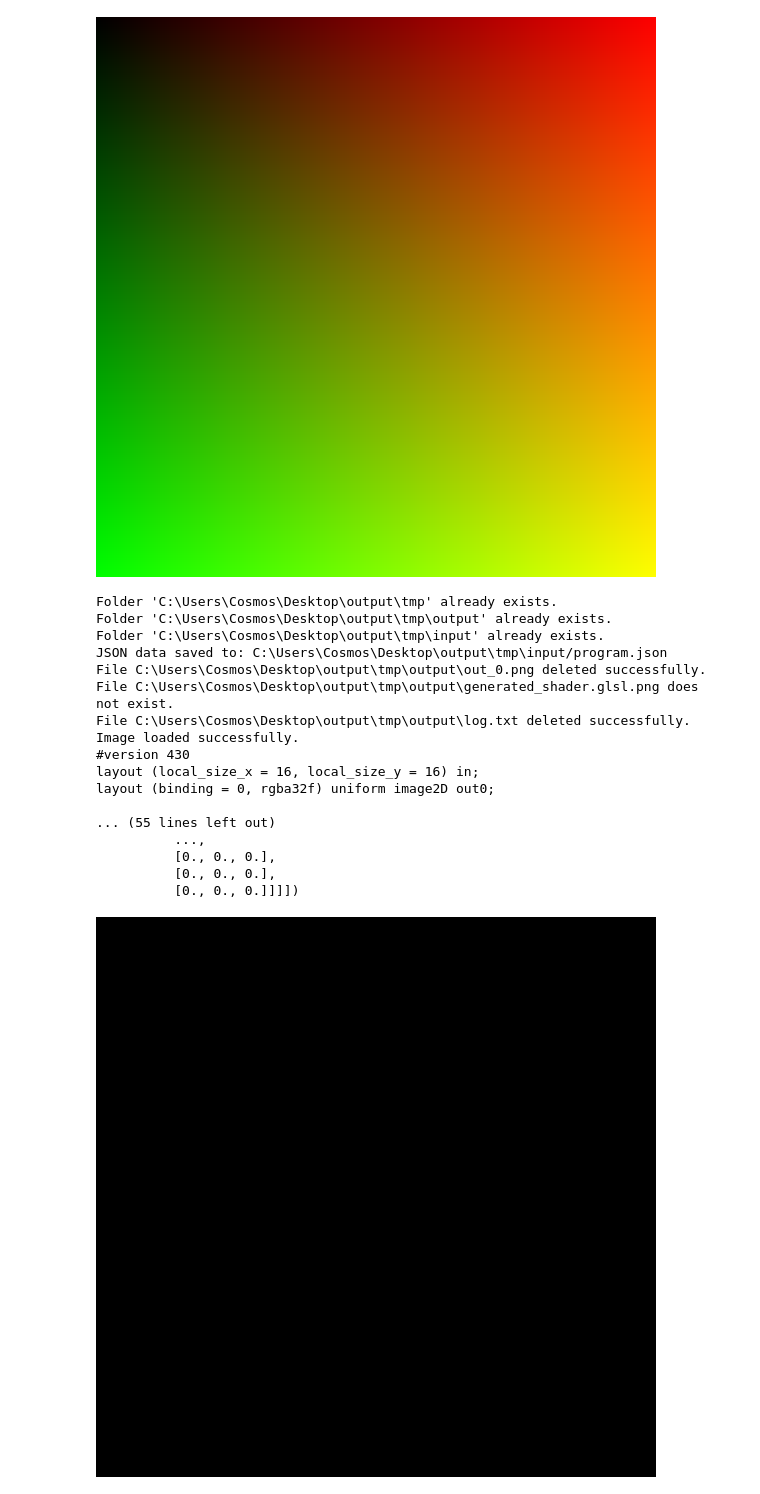
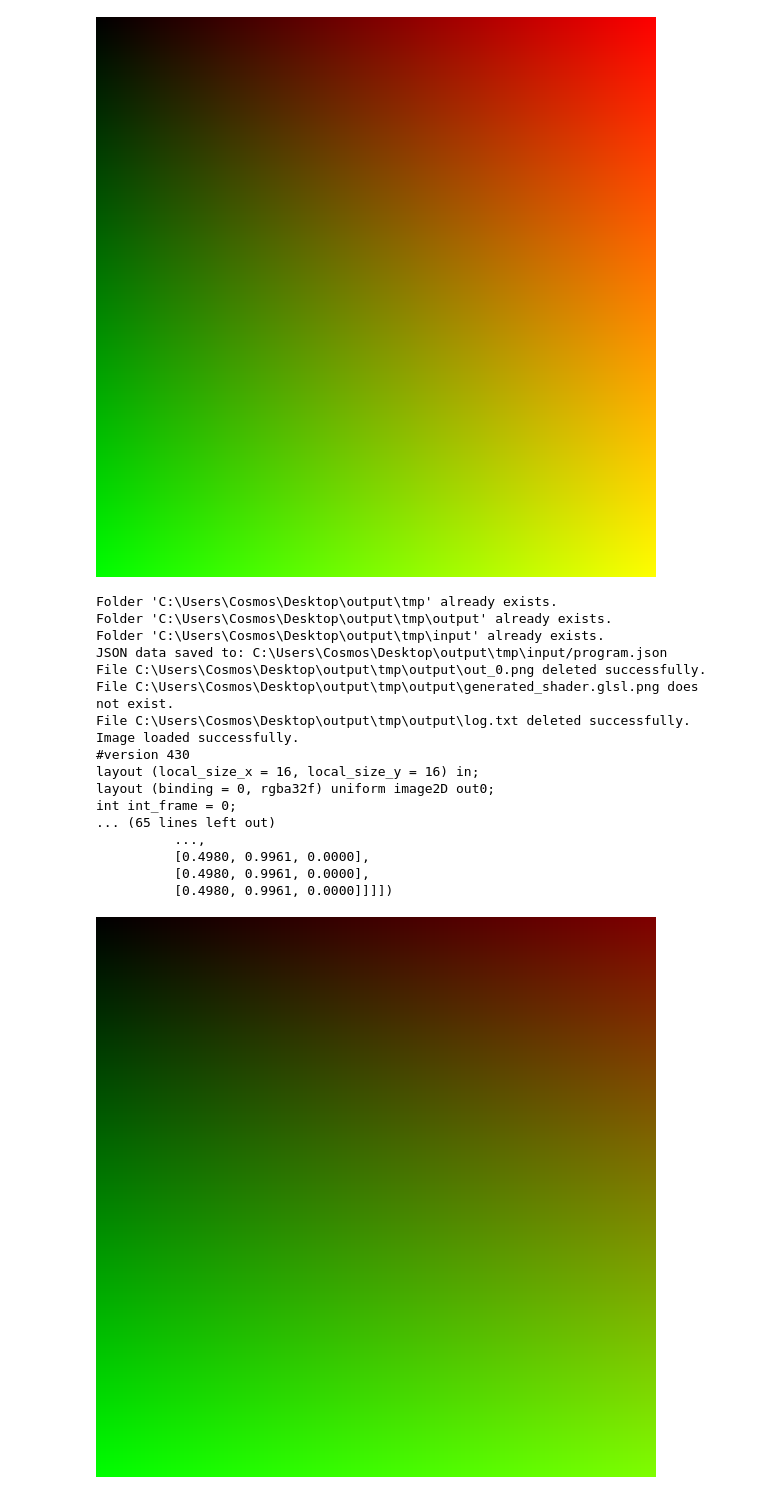
Before and after one commit to Infinitusvoid/NodeGWIKO, a Jupyter notebook: jupyter_notebooks/TunnelGenerating.ipynb, the cells around one changed output. Cells and saved outputs as stored; diff of their text form; code cells hidden in the pictures.

```diff
--- a/jupyter_notebooks/TunnelGenerating.ipynb
+++ b/jupyter_notebooks/TunnelGenerating.ipynb
@@ -218,28 +218,23 @@ layout (binding = 0, rgba32f) uniform image2D out0;
           [0.9961, 0.9961, 0.0000]]]])
 [figure]
 # %%
-class FolderFileIO():
-    def __init__(self, folder_path):
-        #tmp_folder_path = Path.cwd().joinpath("ComfyUI").joinpath("custom_nodes").joinpath("NodeGWIKO").joinpath("tmp")
-        self.tmp_folder = Path(folder_path)
-        gwiko.create_folder_if_not_exists(self.tmp_folder)
+class Generate():
+    class FolderFileIO():
+        def __init__(self, folder_path):
+            #tmp_folder_path = Path.cwd().joinpath("ComfyUI").joinpath("custom_nodes").joinpath("NodeGWIKO").joinpath("tmp")
+            self.tmp_folder = Path(folder_path)
+            gwiko.create_folder_if_not_exists(self.tmp_folder)
 
-        #output_folder_path = Path.cwd().joinpath("ComfyUI").joinpath("custom_nodes").joinpath("NodeGWIKO").joinpath("tmp").joinpath("output")
-        self.output_folder = Path(folder_path + "output")
-        gwiko.create_folder_if_not_exists(self.output_folder)
+            #output_folder_path = Path.cwd().joinpath("ComfyUI").joinpath("custom_nodes").joinpath("NodeGWIKO").joinpath("tmp").joinpath("output")
+            self.output_folder = Path(folder_path + "output")
+            gwiko.create_folder_if_not_exists(self.output_folder)
 
-        #input_folder_path = Path.cwd().joinpath("ComfyUI").joinpath("custom_nodes").joinpath("NodeGWIKO").joinpath("tmp").joinpath("input")
-        self.input_folder = Path(folder_path + "input")
-        gwiko.create_folder_if_not_exists(self.input_folder)
-    def clean(self):
-        gwiko.create_folder_if_not_exists(self.tmp_folder)
-        gwiko.create_folder_if_not_exists(self.output_folder)
-        gwiko.create_folder_if_not_exists(self.input_folder)
-    def get_path_to_program(self):
-        return str(input_folder_path) + "/program.json"
+            #input_folder_path = Path.cwd().joinpath("ComfyUI").joinpath("custom_nodes").joinpath("NodeGWIKO").joinpath("tmp").joinpath("input")
+            self.input_folder = Path(folder_path + "input")
+            gwiko.create_folder_if_not_exists(self.input_folder)
+        def get_path_to_program(self):
+            return str(input_folder_path) + "/program.json"
 
-
-class Generate():
     def __init__(self, folder_path):
         self.int_image_width = 1024
         self.int_image_height = 1024
@@ -250,7 +245,9 @@ class Generate():
         self.number_of_output_images = 1
 
         self.folders = FolderFileIO(folder_path)
-    def generate(self, source):
+    def generate(self, source, print_to_screen = True):
+        source = gwiko.encode_to_base64(source)
+
         data = {
         "type": "NodeGWIKO",
         "version" : "0.1",
@@ -276,38 +273,53 @@ class Generate():
         command = str(Path.cwd().parent) + "\\" + exe_file_name
 
         args = ["ComfyUI", gwiko.replace_slash(path_to_program)]
-        print_to_screen = True
+
         gwiko.start_process_with_args(command, args, print_to_screen)
 
         image_out_0_pil_image = gwiko.load_image(str(output_folder_path) + "\\out_0.png")
         image_out_0_pil_image = image_out_0_pil_image.convert("RGB")
         image_out_0 = gwiko.pil2tensor(image_out_0_pil_image)
 
         if print_to_screen:
             string_of_glsl_code = gwiko.read_string_from_file(str(output_folder_path) + "\\generated_shader.glsl")
             print(string_of_glsl_code)
             logging_txt = gwiko.read_string_from_file(str(output_folder_path) + "\\log.txt")
             print(logging_txt)
             print(image_out_0)
             display(image_out_0_pil_image)
 g = Generate("C:/Users/Cosmos/Desktop/output/tmp/")
-g.generate("")
+
+
+string_glsl_source  = """
+void main()
+{
+    ivec2 pixel_coords = ivec2(gl_GlobalInvocationID.xy);
+    vec4 color = vec4(pixel_coords.x / 1024.0, pixel_coords.y / 1024.0, 0.0, 1.0);
+    color.g = color.g + float(int_frame) * 0.01;
+    color.r *= 0.5;
+    imageStore(out0, pixel_coords, color);
+}
+    """
+
+string_source = "int int_frame = " +  str(0) + ";\n" + string_glsl_source
+
+g.generate(string_source)
 # %% [output]
 Folder 'C:\Users\Cosmos\Desktop\output\tmp' already exists.
 Folder 'C:\Users\Cosmos\Desktop\output\tmp\output' already exists.
 Folder 'C:\Users\Cosmos\Desktop\output\tmp\input' already exists.
 JSON data saved to: C:\Users\Cosmos\Desktop\output\tmp\input/program.json
 File C:\Users\Cosmos\Desktop\output\tmp\output\out_0.png deleted successfully.
 File C:\Users\Cosmos\Desktop\output\tmp\output\generated_shader.glsl.png does not exist.
 File C:\Users\Cosmos\Desktop\output\tmp\output\log.txt deleted successfully.
 Image loaded successfully.
 #version 430
 layout (local_size_x = 16, local_size_y = 16) in;
 layout (binding = 0, rgba32f) uniform image2D out0;
-
-... (55 lines left out)
+int int_frame = 0;
+... (65 lines left out)
           ...,
-          [0., 0., 0.],
-          [0., 0., 0.],
-          [0., 0., 0.]]]])
+          [0.4980, 0.9961, 0.0000],
+          [0.4980, 0.9961, 0.0000],
+          [0.4980, 0.9961, 0.0000]]]])
-[figure, old version]
+[figure, new version]
```
